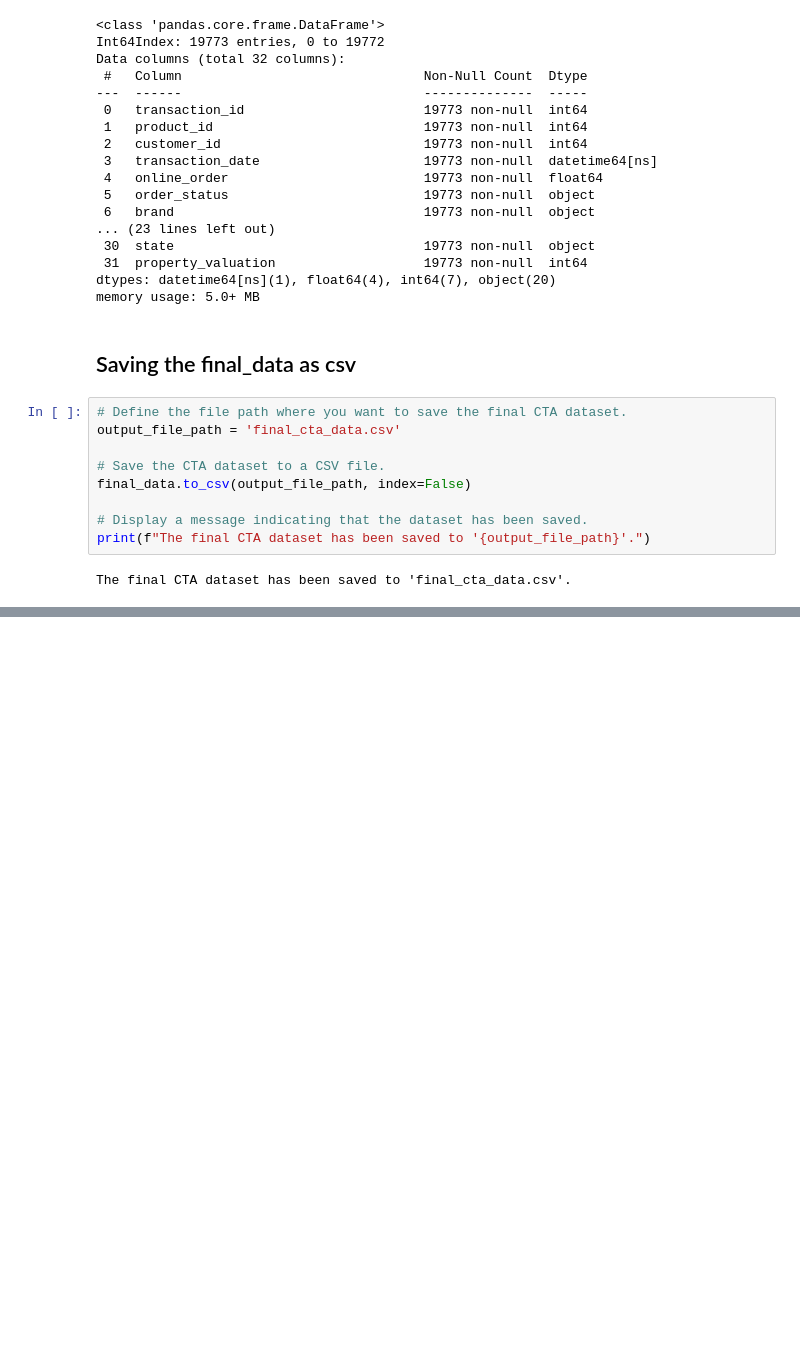
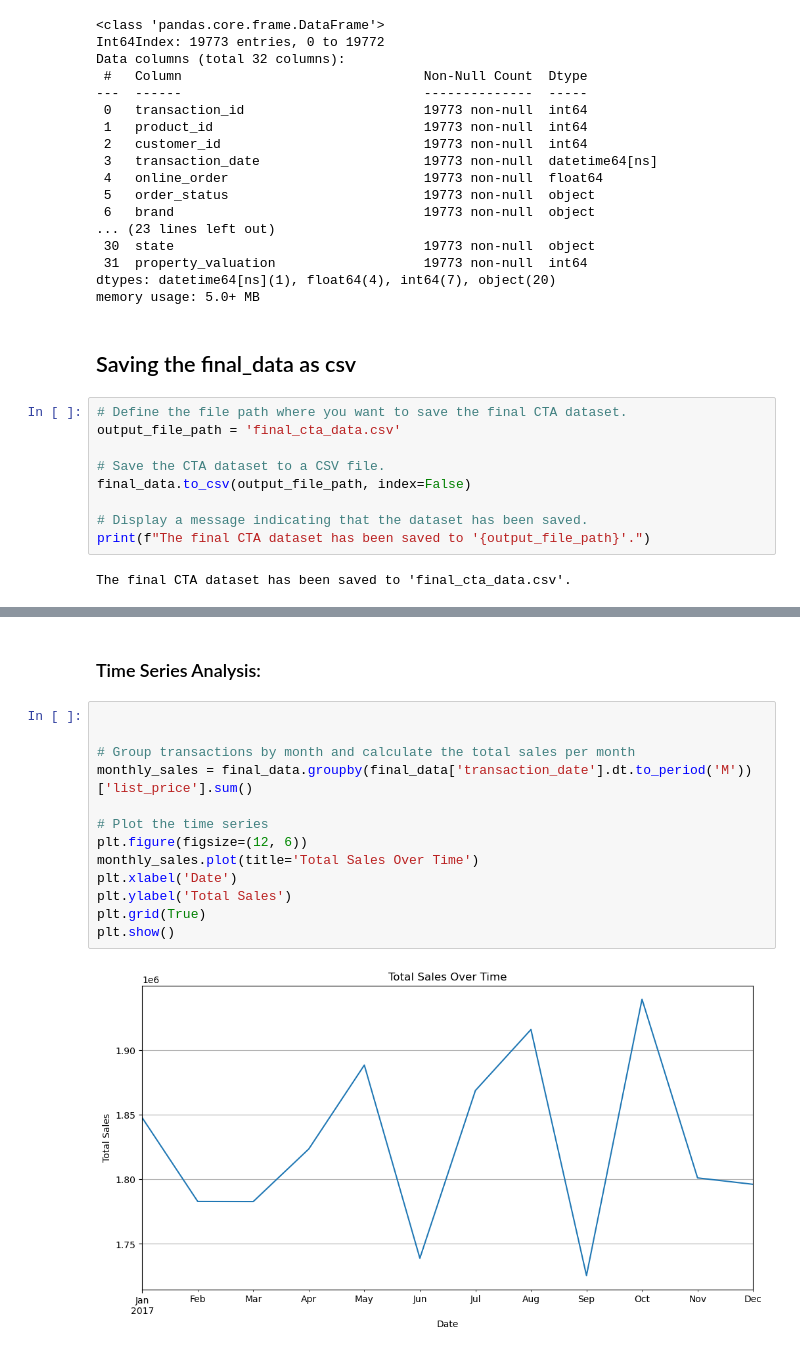
Before and after one commit to Dudimath/Sprocket_Central_Data_Analysis, a Jupyter notebook: analysis.ipynb, the cells around one changed output, grey strips where cells are left out. Saved outputs shown, nothing was run; the diff lists cells and outputs as text; blank space fills up the shorter version.

```diff
--- a/analysis.ipynb
+++ b/analysis.ipynb
@@ -723,0 +829,17 @@ The final CTA dataset has been saved to 'final_cta_data.csv'.
+# %% [markdown]
+### Time Series Analysis:
+# %%
+
+
+# Group transactions by month and calculate the total sales per month
+monthly_sales = final_data.groupby(final_data['transaction_date'].dt.to_period('M'))['list_price'].sum()
+
+# Plot the time series
+plt.figure(figsize=(12, 6))
+monthly_sales.plot(title='Total Sales Over Time')
+plt.xlabel('Date')
+plt.ylabel('Total Sales')
+plt.grid(True)
+plt.show()
+# %% [output]
+[figure, added]
```
Also changed, not shown: parts of 57 cells of this notebook.
